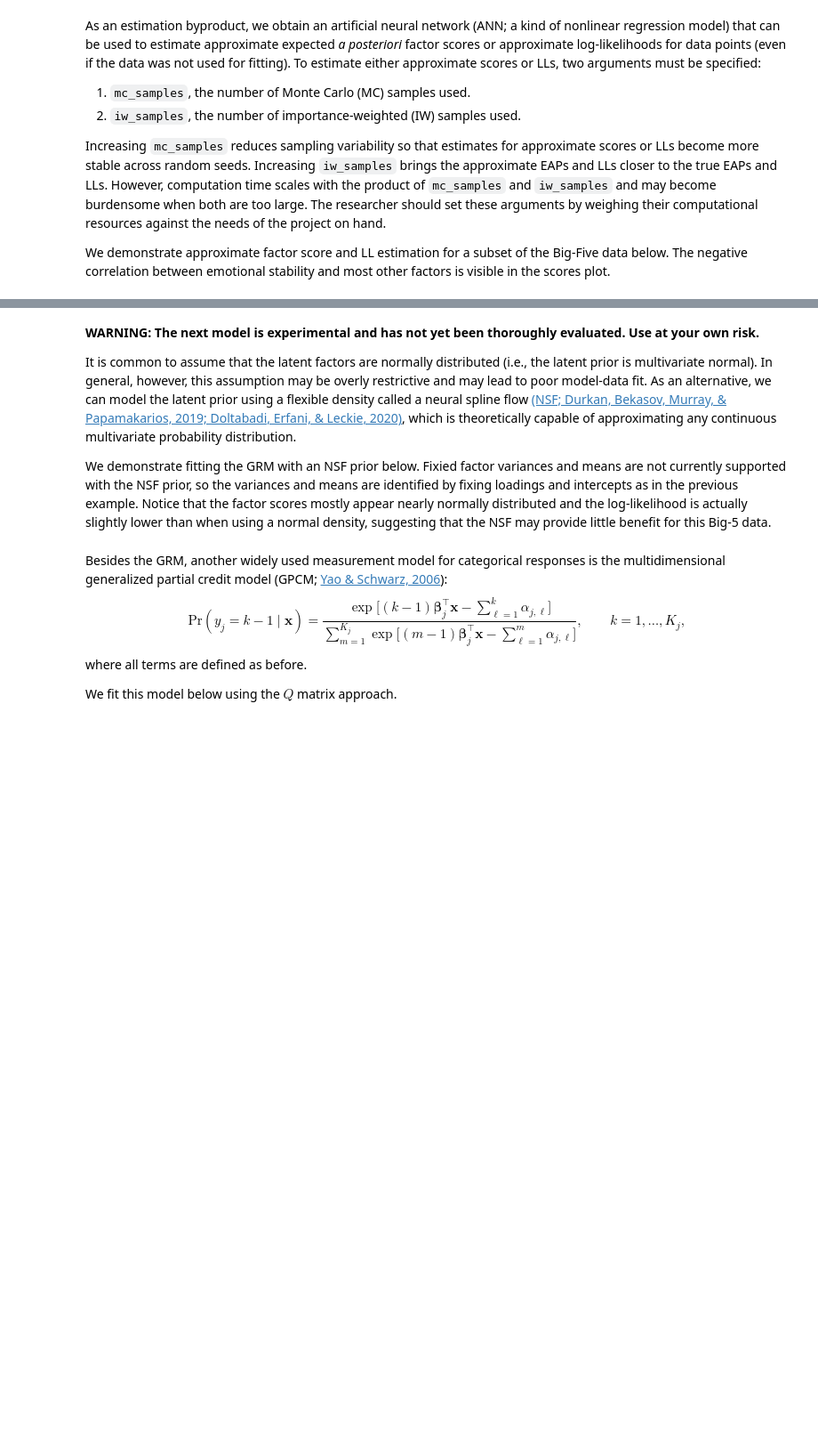
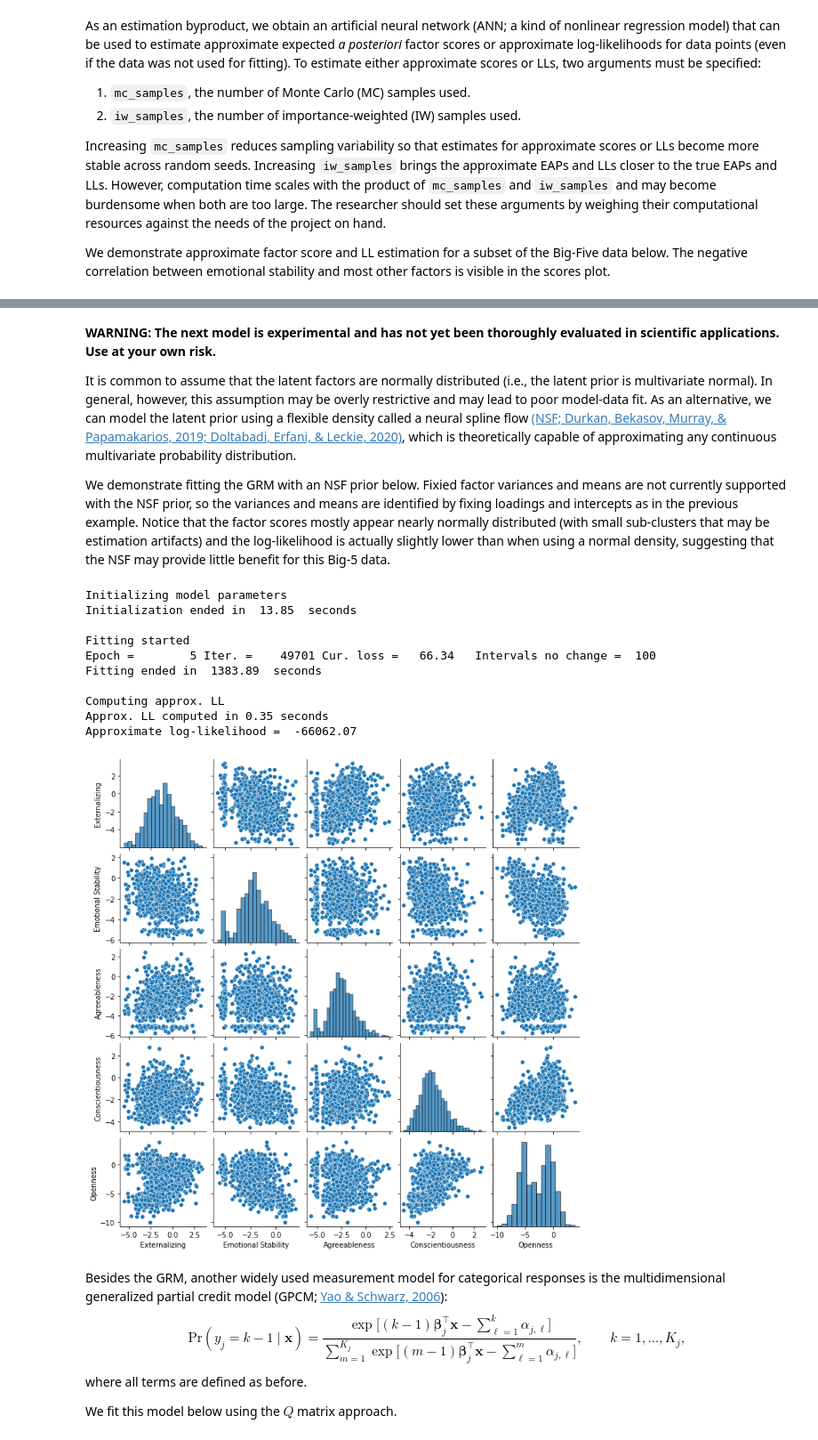
Before and after one commit to cjurban/deepirtools, a Jupyter notebook: examples/big_5_tutorial.ipynb, the cells around one changed output, grey strips where cells are left out. Shown at 89% size. Saved outputs shown, nothing was run; the diff lists cells and outputs as text; code cells hidden in the pictures; blank space fills up the shorter version.

```diff
--- a/examples/big_5_tutorial.ipynb
+++ b/examples/big_5_tutorial.ipynb
@@ -219,34 +296,48 @@ print("Approximate log-likelihood = ", np.around(ll, 2))
 # %% [markdown]
-**WARNING: The next model is experimental and has not yet been thoroughly evaluated. Use at your own risk.**
+**WARNING: The next model is experimental and has not yet been thoroughly evaluated in scientific applications. Use at your own risk.**
 
 It is common to assume that the latent factors are normally distributed (i.e., the latent prior is multivariate normal). In general, however, this assumption may be overly restrictive and may lead to poor model-data fit. As an alternative, we can model the latent prior using a flexible density called a neural spline flow [(NSF; Durkan, Bekasov, Murray, & Papamakarios, 2019; Doltabadi, Erfani, & Leckie, 2020)](#refs), which is theoretically capable of approximating any continuous multivariate probability distribution.
 
-We demonstrate fitting the GRM with an NSF prior below. Fixied factor variances and means are not currently supported with the NSF prior, so the variances and means are identified by fixing loadings and intercepts as in the previous example. Notice that the factor scores mostly appear nearly normally distributed and the log-likelihood is actually slightly lower than when using a normal density, suggesting that the NSF may provide little benefit for this Big-5 data.
+We demonstrate fitting the GRM with an NSF prior below. Fixied factor variances and means are not currently supported with the NSF prior, so the variances and means are identified by fixing loadings and intercepts as in the previous example. Notice that the factor scores mostly appear nearly normally distributed (with small sub-clusters that may be estimation artifacts) and the log-likelihood is actually slightly lower than when using a normal density, suggesting that the NSF may provide little benefit for this Big-5 data.
 # %%
 model = IWAVE(model_type = "grm",
               learning_rate = 0.001, # Decreased learning rate stabilizes fitting.
               device = device,
               A = A,
               b = b,
               ints_mask = ints_mask,
               inference_net_sizes = [100],
               latent_size = latent_size,
               n_cats = [5] * n_items,
               fixed_variances = False,
               fixed_means = False,
               use_spline_prior = True,
-              count_bins = 8, # Increasing makes density more flexible.
-              flow_length = 10, # Increasing also makes density more flexible.
+              spline_init_normal = True,
+              count_bins = 4, # Increasing makes density more flexible.
+              flow_length = 2, # Increasing also makes density more flexible.
              )
-model.fit(Y, , batch_size=64 if device=="cpu" else batch_size, missing_mask=missing_mask, iw_samples=5)
+model.fit(Y, batch_size=64 if device=="cpu" else int(2 * batch_size),
+          missing_mask=missing_mask, iw_samples=5)
 
 scores = model.scores(Y[:1000], missing_mask[:1000], mc_samples = 1, iw_samples = 500)
 
 cols = ["Externalizing", "Emotional Stability", "Agreeableness", "Conscientiousness", "Openness"]
 sns.pairplot(pd.DataFrame(scores.numpy(), columns = cols), height = 2)
 
 ll = model.log_likelihood(Y[:1000], missing_mask[:1000], mc_samples = 1, iw_samples = 500)
 print("Approximate log-likelihood = ", np.around(ll, 2))
+# %% [output]
+Initializing model parameters
+Initialization ended in  13.85  seconds
+
+Fitting started
+Epoch =        5 Iter. =    49701 Cur. loss =   66.34   Intervals no change =  100
+Fitting ended in  1383.89  seconds
+
+Computing approx. LL
+Approx. LL computed in 0.35 seconds
+Approximate log-likelihood =  -66062.07
+[figure, added]
 # %% [markdown]
 Besides the GRM, another widely used measurement model for categorical responses is the multidimensional generalized partial credit model (GPCM; [Yao & Schwarz, 2006](#refs)):
 \begin{equation}
```
Also changed, not shown: parts of 16 cells of this notebook, 1 other file.
